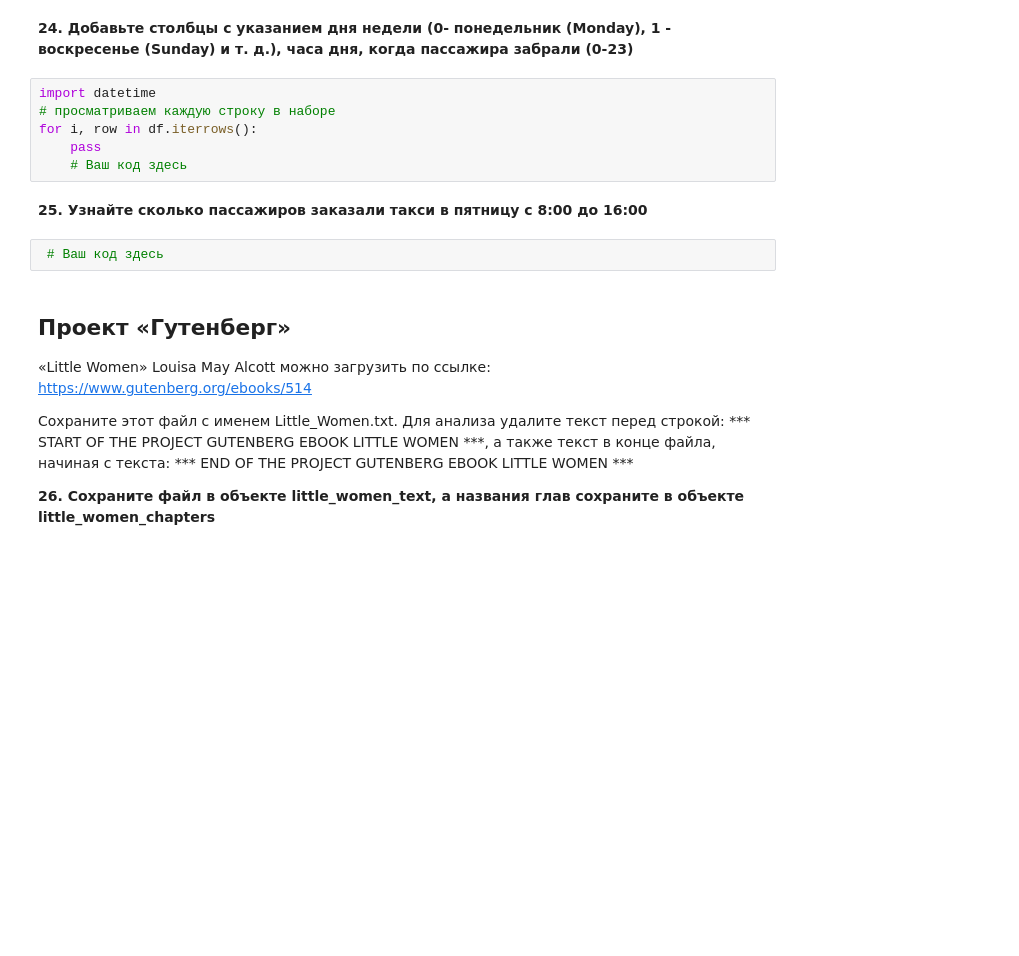
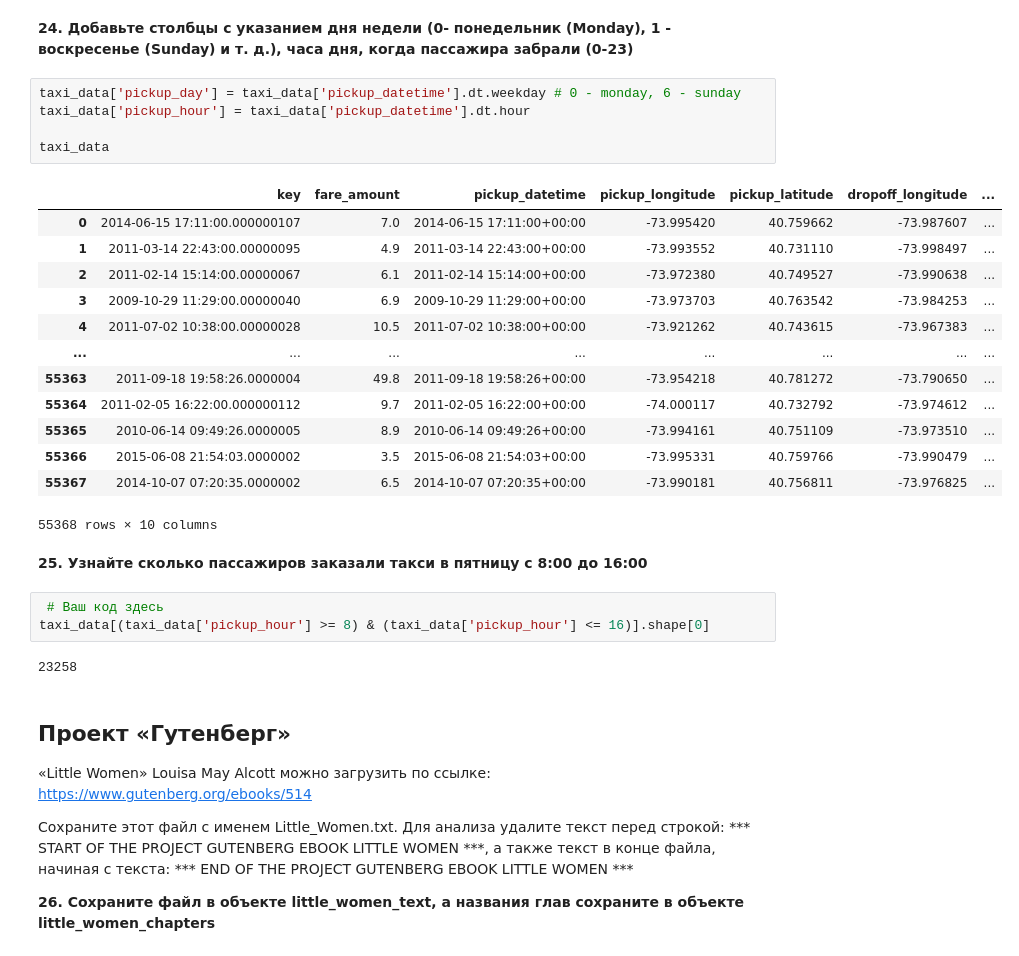
Before and after one commit to corzent/data_science, a Jupyter notebook: Checkpoint/First Module assignment_ПМИ-3-22(АиОБД)_Ишенов_Данияр.ipynb, the cells around one changed output. Cells and saved outputs as stored; diff of their text form; blank space fills up the shorter version.

```diff
--- a/Checkpoint/First Module assignment_ПМИ-3-22(АиОБД)_Ишенов_Данияр.ipynb
+++ b/Checkpoint/First Module assignment_ПМИ-3-22(АиОБД)_Ишенов_Данияр.ipynb
@@ -364,15 +429,31 @@ sns.set()
 # %% [markdown]
 **24. Добавьте столбцы с указанием дня недели (0- понедельник (Monday), 1 - воскресенье (Sunday) и т. д.), часа дня, когда пассажира забрали (0-23)**
-# %%
-import datetime
-# просматриваем каждую строку в наборе
-for i, row in df.iterrows():
-    pass
-    # Ваш код здесь
+# %%
+taxi_data['pickup_day'] = taxi_data['pickup_datetime'].dt.weekday # 0 - monday, 6 - sunday
+taxi_data['pickup_hour'] = taxi_data['pickup_datetime'].dt.hour
+
+taxi_data
+# %% [output]
+|  | key | fare_amount | pickup_datetime | pickup_longitude | pickup_latitude | dropoff_longitude | ... |
+| 0 | 2014-06-15 17:11:00.000000107 | 7.0 | 2014-06-15 17:11:00+00:00 | -73.995420 | 40.759662 | -73.987607 | ... |
+| 1 | 2011-03-14 22:43:00.00000095 | 4.9 | 2011-03-14 22:43:00+00:00 | -73.993552 | 40.731110 | -73.998497 | ... |
+| 2 | 2011-02-14 15:14:00.00000067 | 6.1 | 2011-02-14 15:14:00+00:00 | -73.972380 | 40.749527 | -73.990638 | ... |
+| 3 | 2009-10-29 11:29:00.00000040 | 6.9 | 2009-10-29 11:29:00+00:00 | -73.973703 | 40.763542 | -73.984253 | ... |
+| 4 | 2011-07-02 10:38:00.00000028 | 10.5 | 2011-07-02 10:38:00+00:00 | -73.921262 | 40.743615 | -73.967383 | ... |
+| ... | ... | ... | ... | ... | ... | ... | ... |
+| 55363 | 2011-09-18 19:58:26.0000004 | 49.8 | 2011-09-18 19:58:26+00:00 | -73.954218 | 40.781272 | -73.790650 | ... |
+| 55364 | 2011-02-05 16:22:00.000000112 | 9.7 | 2011-02-05 16:22:00+00:00 | -74.000117 | 40.732792 | -73.974612 | ... |
+| 55365 | 2010-06-14 09:49:26.0000005 | 8.9 | 2010-06-14 09:49:26+00:00 | -73.994161 | 40.751109 | -73.973510 | ... |
+| 55366 | 2015-06-08 21:54:03.0000002 | 3.5 | 2015-06-08 21:54:03+00:00 | -73.995331 | 40.759766 | -73.990479 | ... |
+| 55367 | 2014-10-07 07:20:35.0000002 | 6.5 | 2014-10-07 07:20:35+00:00 | -73.990181 | 40.756811 | -73.976825 | ... |
+55368 rows × 10 columns
 # %% [markdown]
 **25. Узнайте сколько пассажиров заказали такси в пятницу с 8:00 до 16:00**
 # %%
  # Ваш код здесь
+taxi_data[(taxi_data['pickup_hour'] >= 8) & (taxi_data['pickup_hour'] <= 16)].shape[0]
+# %% [output]
+23258
 # %% [markdown]
 ## Проект «Гутенберг»
 
```
Also changed, not shown: parts of 10 cells of this notebook, 2 other files.
